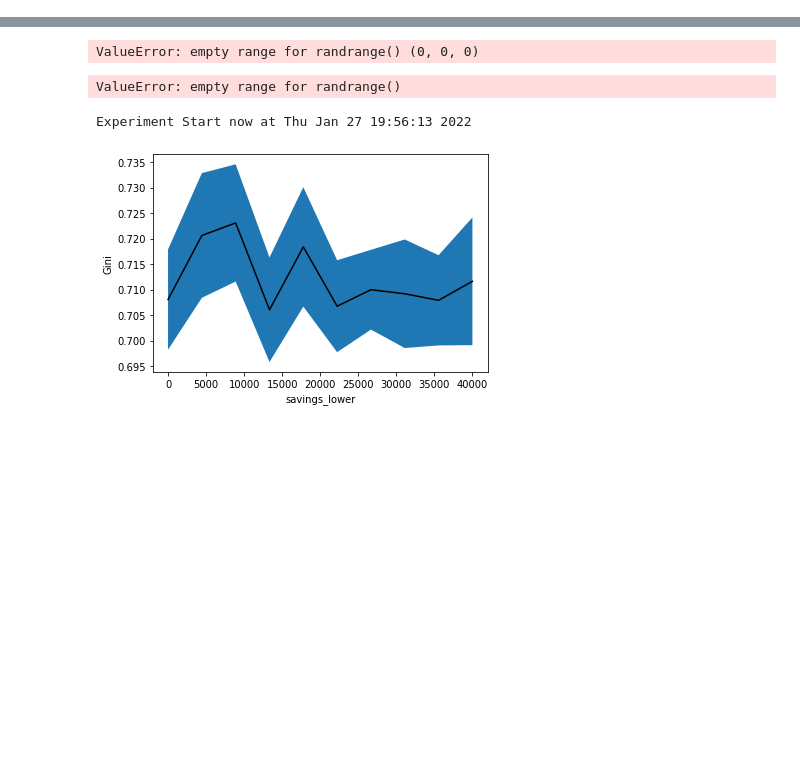
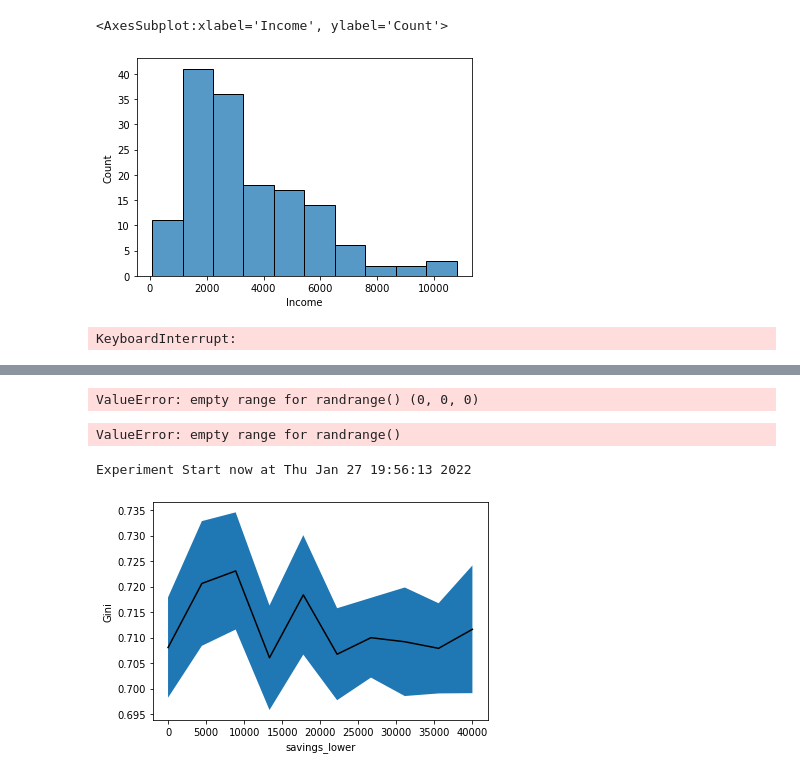
Before and after one commit to Caesar-blip/ABM, a Jupyter notebook: tests.ipynb, the cells around one changed output, grey strips where cells are left out. Drawn from its saved outputs; the diff is of its cells as text; code cells hidden in the pictures; blank space fills up the shorter version.

```diff
--- a/tests.ipynb
+++ b/tests.ipynb
@@ -60,0 +85,16 @@ price_shock_range = 6
+# %%
+sns.histplot(data_agent['Income'])
+# %% [output]
+<AxesSubplot:xlabel='Income', ylabel='Count'>
+[figure, added]
+# %%
+with_policy = []
+
+for i in range(30):
+
+    model_s = HousingMarket(s_policy = True)
+    model_s.run_model(1000)
+    data = model_s.datacollector.get_model_vars_dataframe()
+    with_policy.append(data['Gini'].iloc[-1])
+# %% [output]
+KeyboardInterrupt:
```
Also changed, not shown: parts of 13 cells of this notebook, 1 other file.
